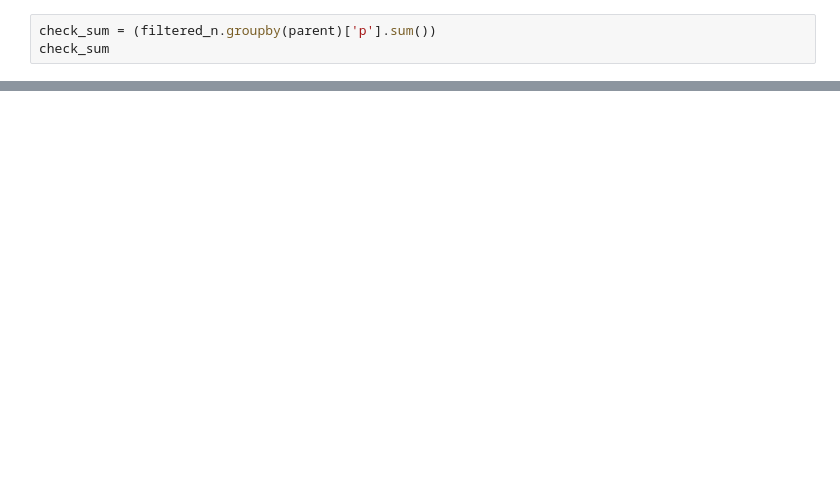
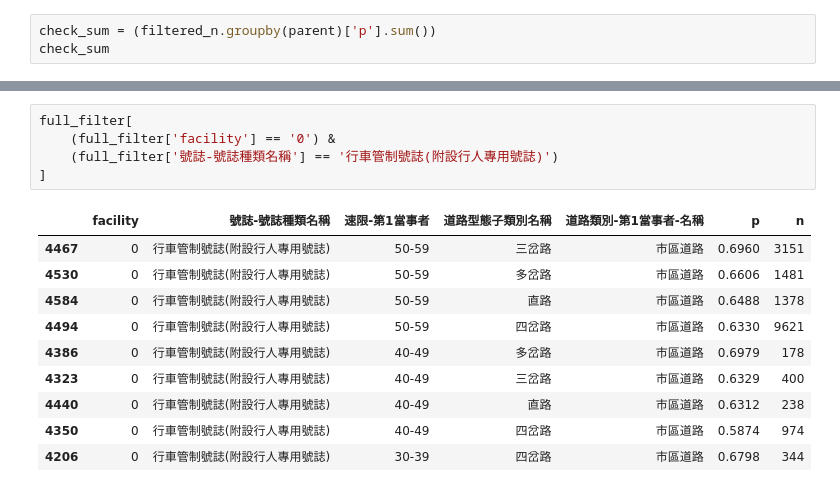
Before and after one commit to kennywang112/ST-RTA, a Jupyter notebook: Models/BehaviourV2.ipynb, the cells around one changed output, grey strips where cells are left out. Cells and saved outputs as stored; diff of their text form; blank space fills up the shorter version.

```diff
--- a/Models/BehaviourV2.ipynb
+++ b/Models/BehaviourV2.ipynb
@@ -151,0 +312,16 @@ g
+# %%
+full_filter[
+    (full_filter['facility'] == '0') &
+    (full_filter['號誌-號誌種類名稱'] == '行車管制號誌(附設行人專用號誌)')
+]
+# %% [output]
+|  | facility | 號誌-號誌種類名稱 | 速限-第1當事者 | 道路型態子類別名稱 | 道路類別-第1當事者-名稱 | p | n |
+| 4467 | 0 | 行車管制號誌(附設行人專用號誌) | 50-59 | 三岔路 | 市區道路 | 0.6960 | 3151 |
+| 4530 | 0 | 行車管制號誌(附設行人專用號誌) | 50-59 | 多岔路 | 市區道路 | 0.6606 | 1481 |
+| 4584 | 0 | 行車管制號誌(附設行人專用號誌) | 50-59 | 直路 | 市區道路 | 0.6488 | 1378 |
+| 4494 | 0 | 行車管制號誌(附設行人專用號誌) | 50-59 | 四岔路 | 市區道路 | 0.6330 | 9621 |
+| 4386 | 0 | 行車管制號誌(附設行人專用號誌) | 40-49 | 多岔路 | 市區道路 | 0.6979 | 178 |
+| 4323 | 0 | 行車管制號誌(附設行人專用號誌) | 40-49 | 三岔路 | 市區道路 | 0.6329 | 400 |
+| 4440 | 0 | 行車管制號誌(附設行人專用號誌) | 40-49 | 直路 | 市區道路 | 0.6312 | 238 |
+| 4350 | 0 | 行車管制號誌(附設行人專用號誌) | 40-49 | 四岔路 | 市區道路 | 0.5874 | 974 |
+| 4206 | 0 | 行車管制號誌(附設行人專用號誌) | 30-39 | 四岔路 | 市區道路 | 0.6798 | 344 |
```
Also changed, not shown: parts of 15 cells of this notebook, 4 other files.
